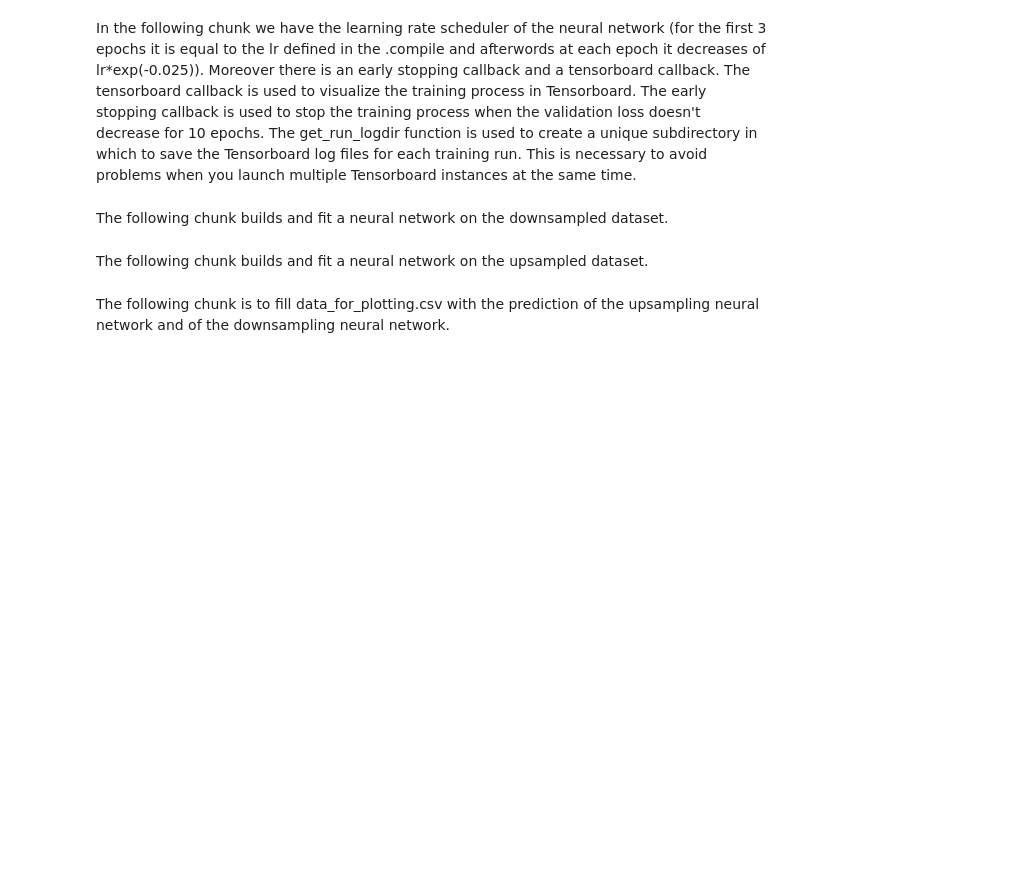
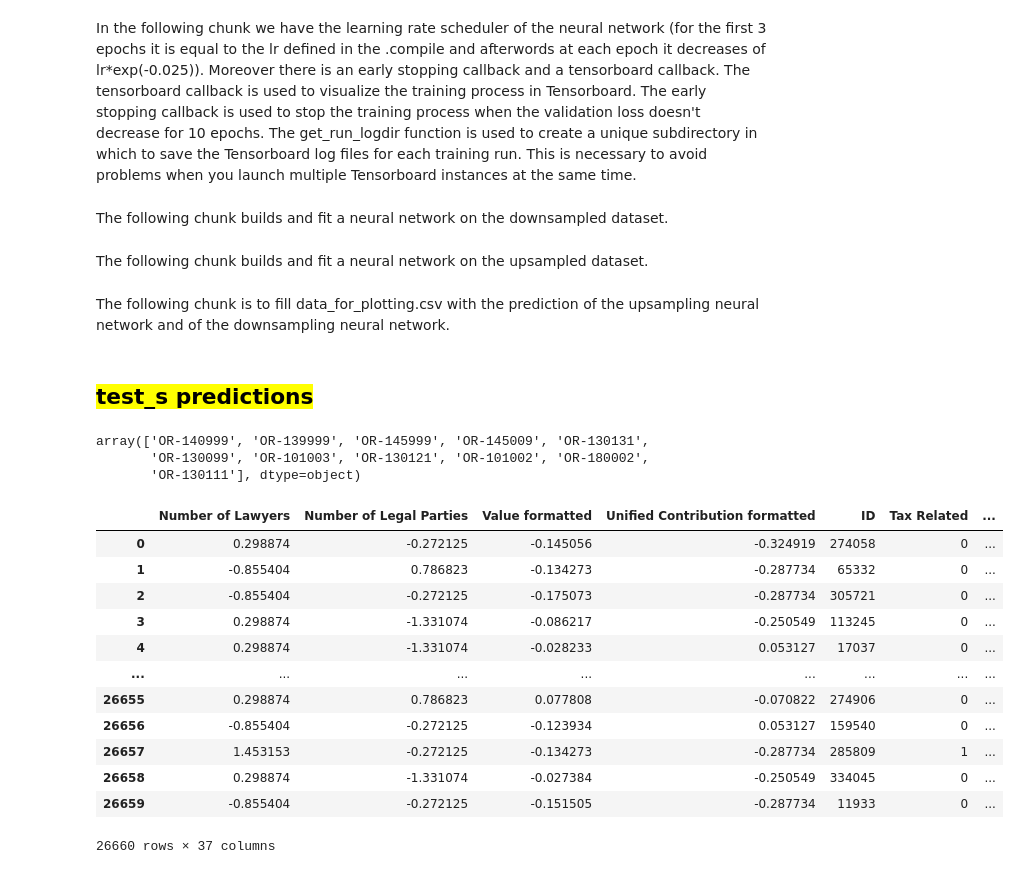
Before and after one commit to AdrianoEttari/EUSTEMA-Challenge, a Jupyter notebook: notebooks/Eustema_models_train_s.ipynb, the cells around one changed output. Saved outputs shown, nothing was run; the diff lists cells and outputs as text; code cells hidden in the pictures; blank space fills up the shorter version.

```diff
--- a/notebooks/Eustema_models_train_s.ipynb
+++ b/notebooks/Eustema_models_train_s.ipynb
@@ -624,3 +624,12 @@ The following chunk is to fill data_for_plotting.csv with the prediction of the
 # data_for_plotting['y_pred_neural_network_downsamp'] = np.concatenate([np.array(model1.predict(X_test)),np.array(model1.predict(X_train_val))])
 
 # data_for_plotting.to_csv('../DATA/data_for_plotting.csv', index=False)
+# %% [markdown]
+## <a style=background:yellow;color:black> test_s predictions </a>
+# %%
+blind_test_s = pd.read_csv('../DATA/test_s.csv')
+blind_test_s['Object'].unique()
+# %% [output]
+array(['OR-140999', 'OR-139999', 'OR-145999', 'OR-145009', 'OR-130131',
+       'OR-130099', 'OR-101003', 'OR-130121', 'OR-101002', 'OR-180002',
+       'OR-130111'], dtype=object)
@@ -626,0 +730,16 @@ The following chunk is to fill data_for_plotting.csv with the prediction of the
+# %%
+blind_test_s_scaled
+# %% [output]
+|  | Number of Lawyers | Number of Legal Parties | Value formatted | Unified Contribution formatted | ID | Tax Related | ... |
+| 0 | 0.298874 | -0.272125 | -0.145056 | -0.324919 | 274058 | 0 | ... |
+| 1 | -0.855404 | 0.786823 | -0.134273 | -0.287734 | 65332 | 0 | ... |
+| 2 | -0.855404 | -0.272125 | -0.175073 | -0.287734 | 305721 | 0 | ... |
+| 3 | 0.298874 | -1.331074 | -0.086217 | -0.250549 | 113245 | 0 | ... |
+| 4 | 0.298874 | -1.331074 | -0.028233 | 0.053127 | 17037 | 0 | ... |
+| ... | ... | ... | ... | ... | ... | ... | ... |
+| 26655 | 0.298874 | 0.786823 | 0.077808 | -0.070822 | 274906 | 0 | ... |
+| 26656 | -0.855404 | -0.272125 | -0.123934 | 0.053127 | 159540 | 0 | ... |
+| 26657 | 1.453153 | -0.272125 | -0.134273 | -0.287734 | 285809 | 1 | ... |
+| 26658 | 0.298874 | -1.331074 | -0.027384 | -0.250549 | 334045 | 0 | ... |
+| 26659 | -0.855404 | -0.272125 | -0.151505 | -0.287734 | 11933 | 0 | ... |
+26660 rows × 37 columns
```
Also changed, not shown: parts of 6 cells of this notebook.
